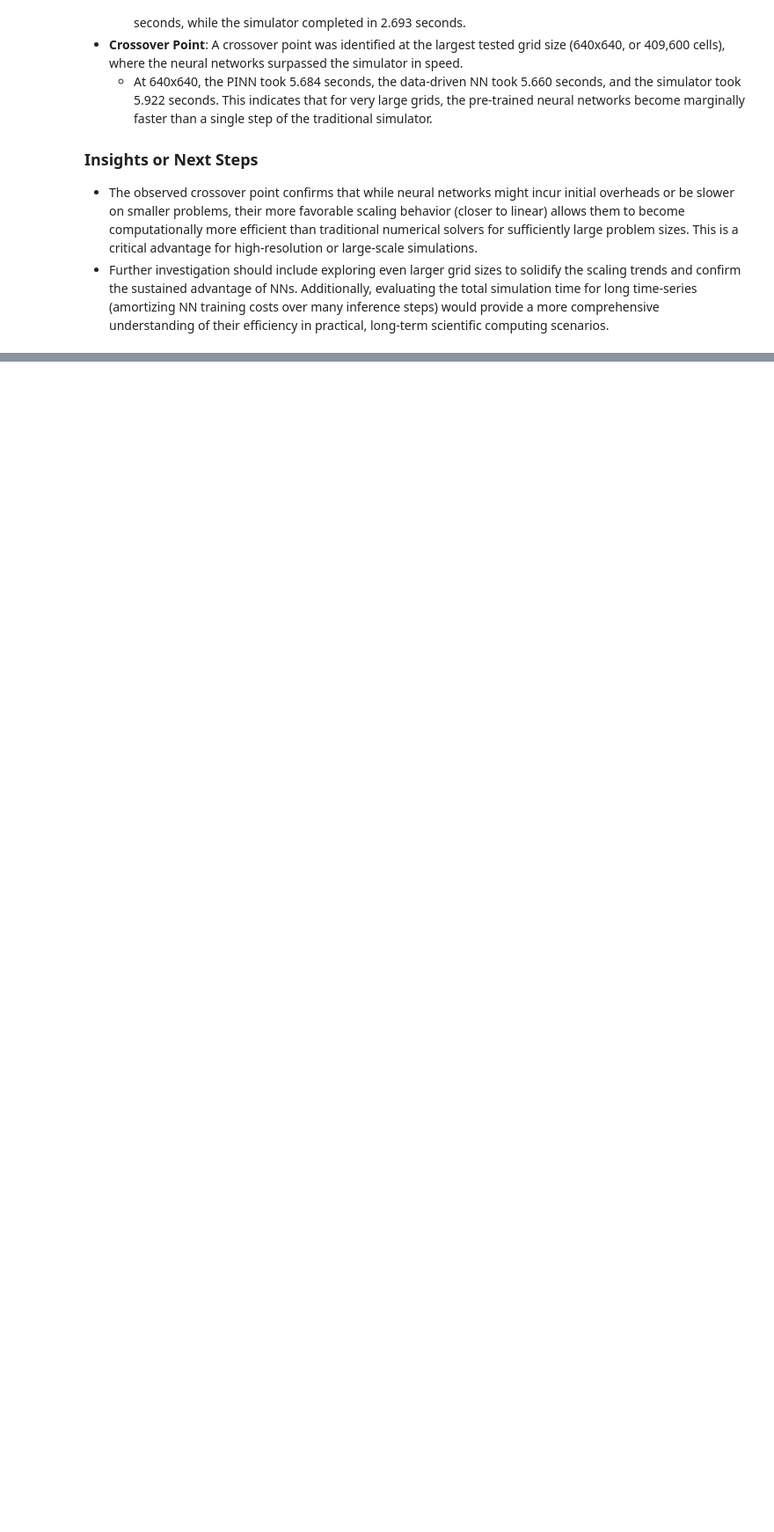
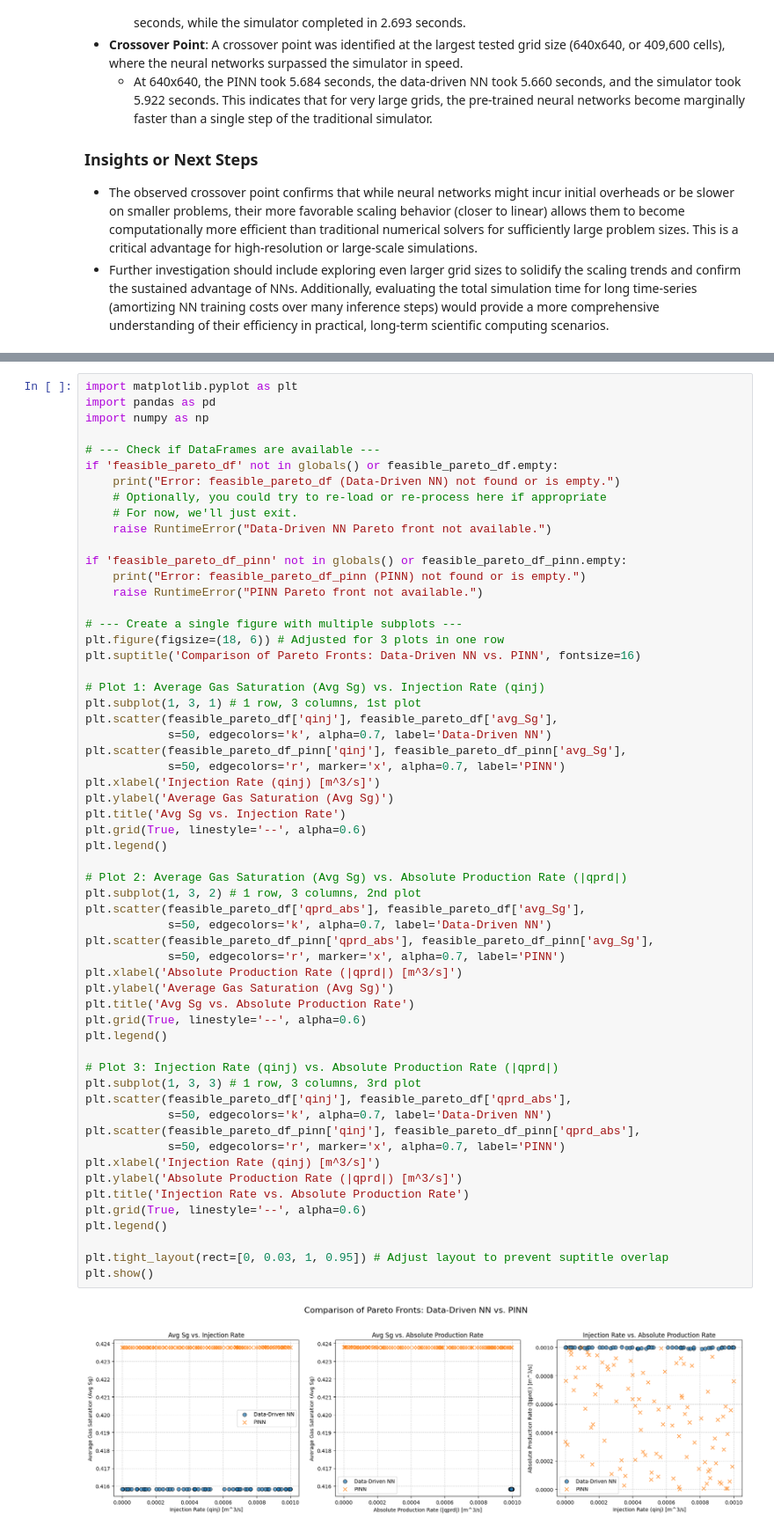
Before and after one commit to omar-mig/Optimisation, a Jupyter notebook: Untitled8.ipynb, the cells around one changed output, grey strips where cells are left out. Shown at 88% size. Drawn from its saved outputs; the diff is of its cells as text; blank space fills up the shorter version.

```diff
--- a/Untitled8.ipynb
+++ b/Untitled8.ipynb
@@ -5007,0 +6341,60 @@ Yes, a crossover point where neural networks (both PINN and Data-Driven NN) beca
+# %%
+import matplotlib.pyplot as plt
+import pandas as pd
+import numpy as np
+
+# --- Check if DataFrames are available ---
+if 'feasible_pareto_df' not in globals() or feasible_pareto_df.empty:
+    print("Error: feasible_pareto_df (Data-Driven NN) not found or is empty.")
+    # Optionally, you could try to re-load or re-process here if appropriate
+    # For now, we'll just exit.
+    raise RuntimeError("Data-Driven NN Pareto front not available.")
+
+if 'feasible_pareto_df_pinn' not in globals() or feasible_pareto_df_pinn.empty:
+    print("Error: feasible_pareto_df_pinn (PINN) not found or is empty.")
+    raise RuntimeError("PINN Pareto front not available.")
+
+# --- Create a single figure with multiple subplots ---
+plt.figure(figsize=(18, 6)) # Adjusted for 3 plots in one row
+plt.suptitle('Comparison of Pareto Fronts: Data-Driven NN vs. PINN', fontsize=16)
+
+# Plot 1: Average Gas Saturation (Avg Sg) vs. Injection Rate (qinj)
+plt.subplot(1, 3, 1) # 1 row, 3 columns, 1st plot
+plt.scatter(feasible_pareto_df['qinj'], feasible_pareto_df['avg_Sg'],
+            s=50, edgecolors='k', alpha=0.7, label='Data-Driven NN')
+plt.scatter(feasible_pareto_df_pinn['qinj'], feasible_pareto_df_pinn['avg_Sg'],
+            s=50, edgecolors='r', marker='x', alpha=0.7, label='PINN')
+plt.xlabel('Injection Rate (qinj) [m^3/s]')
+plt.ylabel('Average Gas Saturation (Avg Sg)')
+plt.title('Avg Sg vs. Injection Rate')
+plt.grid(True, linestyle='--', alpha=0.6)
+plt.legend()
+
+# Plot 2: Average Gas Saturation (Avg Sg) vs. Absolute Production Rate (|qprd|)
+plt.subplot(1, 3, 2) # 1 row, 3 columns, 2nd plot
+plt.scatter(feasible_pareto_df['qprd_abs'], feasible_pareto_df['avg_Sg'],
+            s=50, edgecolors='k', alpha=0.7, label='Data-Driven NN')
+plt.scatter(feasible_pareto_df_pinn['qprd_abs'], feasible_pareto_df_pinn['avg_Sg'],
+            s=50, edgecolors='r', marker='x', alpha=0.7, label='PINN')
+plt.xlabel('Absolute Production Rate (|qprd|) [m^3/s]')
+plt.ylabel('Average Gas Saturation (Avg Sg)')
+plt.title('Avg Sg vs. Absolute Production Rate')
+plt.grid(True, linestyle='--', alpha=0.6)
+plt.legend()
+
+# Plot 3: Injection Rate (qinj) vs. Absolute Production Rate (|qprd|)
+plt.subplot(1, 3, 3) # 1 row, 3 columns, 3rd plot
+plt.scatter(feasible_pareto_df['qinj'], feasible_pareto_df['qprd_abs'],
+            s=50, edgecolors='k', alpha=0.7, label='Data-Driven NN')
+plt.scatter(feasible_pareto_df_pinn['qinj'], feasible_pareto_df_pinn['qprd_abs'],
+            s=50, edgecolors='r', marker='x', alpha=0.7, label='PINN')
+plt.xlabel('Injection Rate (qinj) [m^3/s]')
+plt.ylabel('Absolute Production Rate (|qprd|) [m^3/s]')
+plt.title('Injection Rate vs. Absolute Production Rate')
+plt.grid(True, linestyle='--', alpha=0.6)
+plt.legend()
+
+plt.tight_layout(rect=[0, 0.03, 1, 0.95]) # Adjust layout to prevent suptitle overlap
+plt.show()
+# %% [output]
+[figure, added]
```
Also changed, not shown: parts of 73 cells of this notebook.
